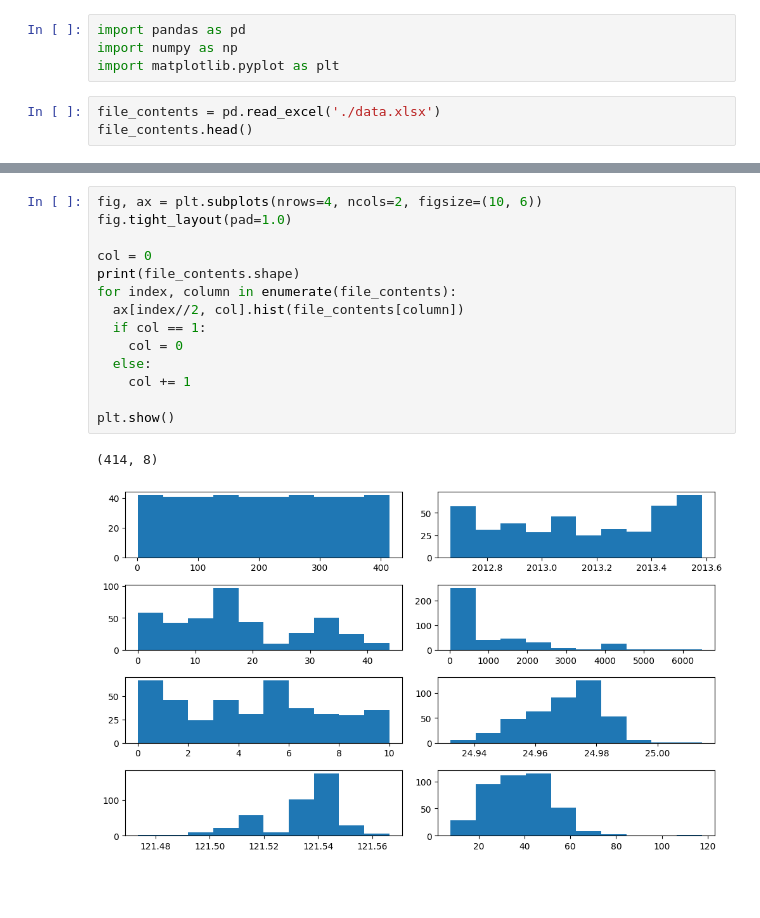
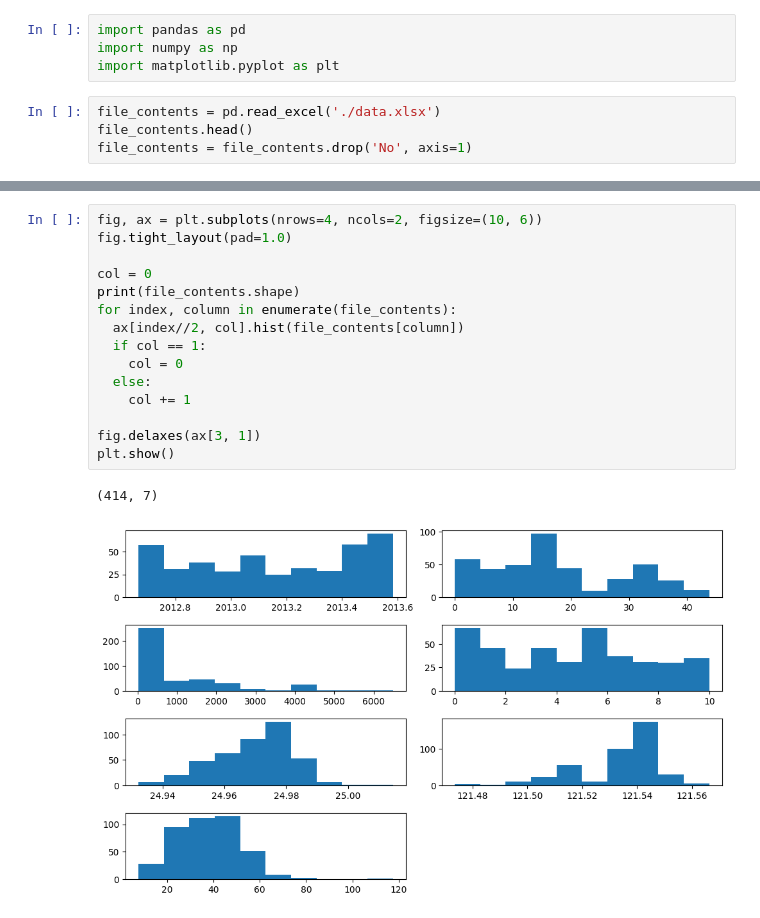
Before and after one commit to gavinlampton/CECS456-Group7_final-project, a Jupyter notebook: 1-Exploratory_Data_Analysis.ipynb, the cells around one changed output, grey strips where cells are left out. Drawn from its saved outputs; the diff is of its cells as text; blank space fills up the shorter version.

```diff
--- a/1-Exploratory_Data_Analysis.ipynb
+++ b/1-Exploratory_Data_Analysis.ipynb
@@ -7,3 +7,4 @@ import matplotlib.pyplot as plt
 # %%
 file_contents = pd.read_excel('./data.xlsx')
 file_contents.head()
+file_contents = file_contents.drop('No', axis=1)
@@ -17,20 +11,21 @@ file_contents.head()
 # %%
 fig, ax = plt.subplots(nrows=4, ncols=2, figsize=(10, 6))
 fig.tight_layout(pad=1.0)
 
 col = 0
 print(file_contents.shape)
 for index, column in enumerate(file_contents):
   ax[index//2, col].hist(file_contents[column])
   if col == 1:
     col = 0
   else:
     col += 1
 
+fig.delaxes(ax[3, 1])
 plt.show()
 # %% [output]
-(414, 8)
+(414, 7)
-[figure, old version]
+[figure, new version]
 # %%
 fig, ax = plt.subplots(nrows=4, ncols=2, figsize=(10, 6))
 fig.tight_layout(pad=1.0)
```
Also changed, not shown: parts of 2 cells of this notebook.
